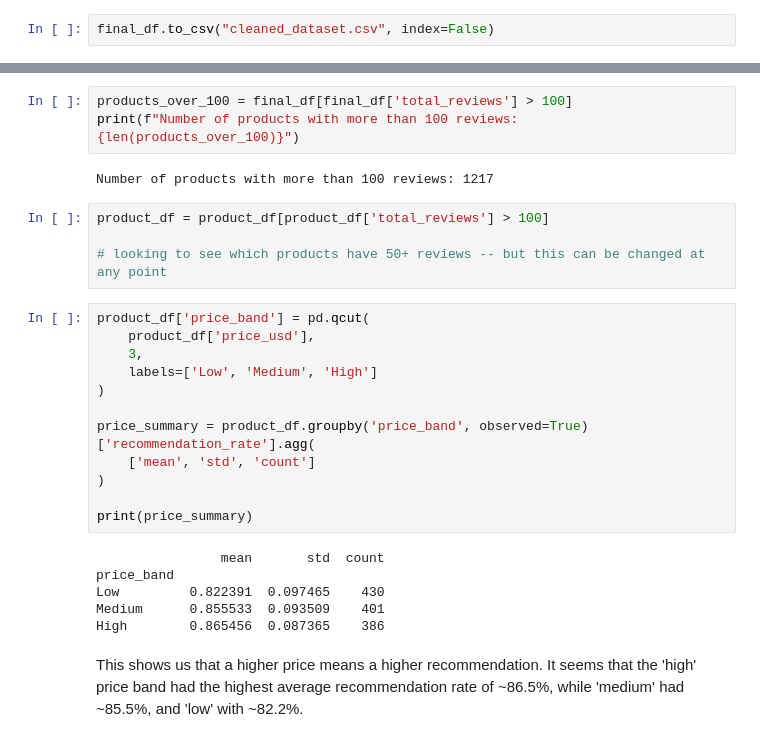
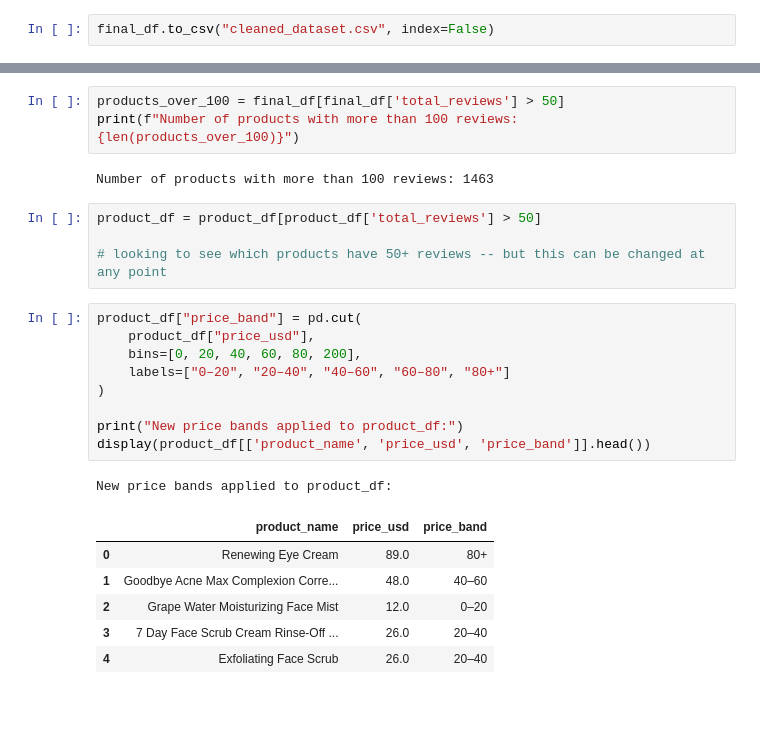
Before and after one commit to AllisonHuang04/mgt151r_group38, a Jupyter notebook: DataCleaning_Group38.ipynb, the cells around one changed output, grey strips where cells are left out. Drawn from its saved outputs; the diff is of its cells as text; blank space fills up the shorter version.

```diff
--- a/DataCleaning_Group38.ipynb
+++ b/DataCleaning_Group38.ipynb
@@ -273,31 +272,28 @@ Summary statistics for total reviews:
 | max | 15899.000000 |
 dtype: float64
 # %%
-products_over_100 = final_df[final_df['total_reviews'] > 100]
+products_over_100 = final_df[final_df['total_reviews'] > 50]
 print(f"Number of products with more than 100 reviews: {len(products_over_100)}")
 # %% [output]
-Number of products with more than 100 reviews: 1217
+Number of products with more than 100 reviews: 1463
 # %%
-product_df = product_df[product_df['total_reviews'] > 100]
+product_df = product_df[product_df['total_reviews'] > 50]
 
 # looking to see which products have 50+ reviews -- but this can be changed at any point
-# %%
-product_df['price_band'] = pd.qcut(
-    product_df['price_usd'],
-    3,
-    labels=['Low', 'Medium', 'High']
-)
-
-price_summary = product_df.groupby('price_band', observed=True)['recommendation_rate'].agg(
-    ['mean', 'std', 'count']
-)
-
-print(price_summary)
-# %% [output]
-                mean       std  count
-price_band
-Low         0.822391  0.097465    430
-Medium      0.855533  0.093509    401
-High        0.865456  0.087365    386
-# %% [markdown]
-This shows us that a higher price means a higher recommendation. It seems that the 'high' price band had the highest average recommendation rate of ~86.5%, while 'medium' had ~85.5%, and 'low' with ~82.2%.
+# %%
+product_df["price_band"] = pd.cut(
+    product_df["price_usd"],
+    bins=[0, 20, 40, 60, 80, 200],
+    labels=["0–20", "20–40", "40–60", "60–80", "80+"]
+)
+
+print("New price bands applied to product_df:")
+display(product_df[['product_name', 'price_usd', 'price_band']].head())
+# %% [output]
+New price bands applied to product_df:
+|  | product_name | price_usd | price_band |
+| 0 | Renewing Eye Cream | 89.0 | 80+ |
+| 1 | Goodbye Acne Max Complexion Corre... | 48.0 | 40–60 |
+| 2 | Grape Water Moisturizing Face Mist | 12.0 | 0–20 |
+| 3 | 7 Day Face Scrub Cream Rinse-Off ... | 26.0 | 20–40 |
+| 4 | Exfoliating Face Scrub | 26.0 | 20–40 |
```
Also changed, not shown: parts of 18 cells of this notebook.
